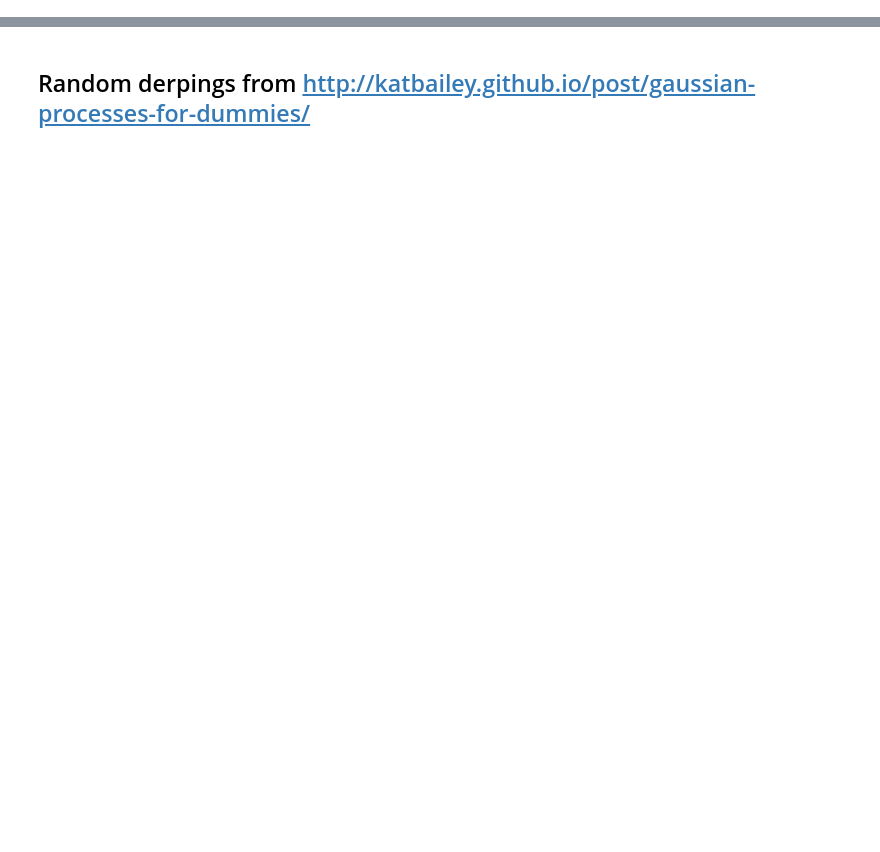
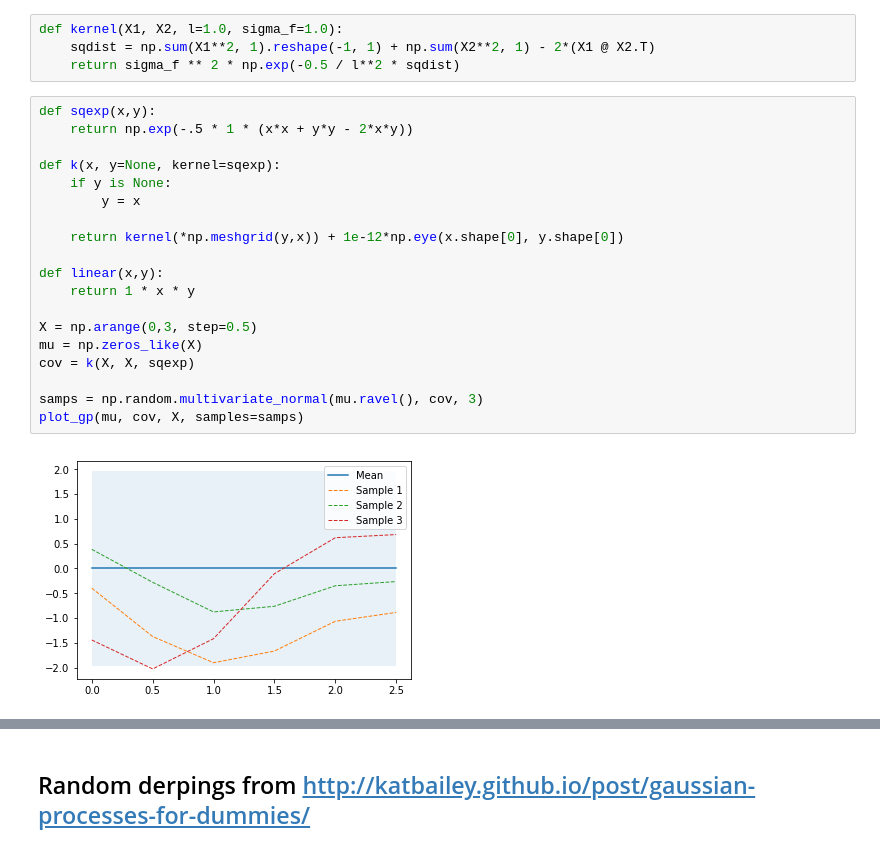
Before and after one commit to darthdeus/bopt, a Jupyter notebook: GP-Bayesopt.ipynb, the cells around one changed output, grey strips where cells are left out. Drawn from its saved outputs; the diff is of its cells as text; blank space fills up the shorter version.

```diff
--- a/GP-Bayesopt.ipynb
+++ b/GP-Bayesopt.ipynb
@@ -18,0 +128,25 @@ plt.plot(X_train, y_train)
+# %%
+def kernel(X1, X2, l=1.0, sigma_f=1.0):
+    sqdist = np.sum(X1**2, 1).reshape(-1, 1) + np.sum(X2**2, 1) - 2*(X1 @ X2.T)
+    return sigma_f ** 2 * np.exp(-0.5 / l**2 * sqdist)
+# %%
+def sqexp(x,y):
+    return np.exp(-.5 * 1 * (x*x + y*y - 2*x*y))
+
+def k(x, y=None, kernel=sqexp):
+    if y is None:
+        y = x
+
+    return kernel(*np.meshgrid(y,x)) + 1e-12*np.eye(x.shape[0], y.shape[0])
+
+def linear(x,y):
+    return 1 * x * y
+
+X = np.arange(0,3, step=0.5)
+mu = np.zeros_like(X)
+cov = k(X, X, sqexp)
+
+samps = np.random.multivariate_normal(mu.ravel(), cov, 3)
+plot_gp(mu, cov, X, samples=samps)
+# %% [output]
+[figure, added]
```
Also changed, not shown: parts of 37 cells of this notebook, 1 other file.
